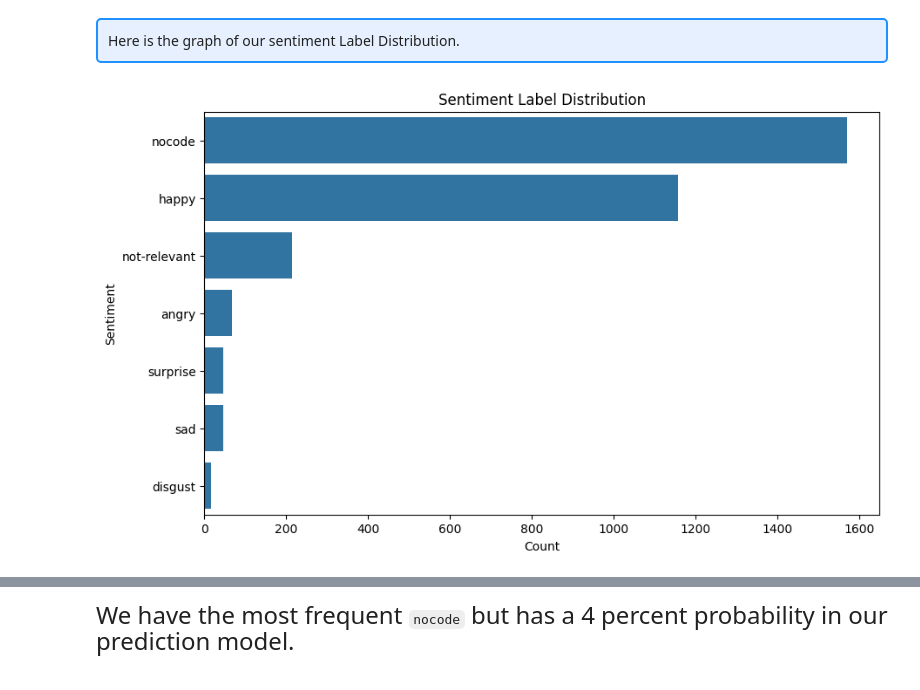
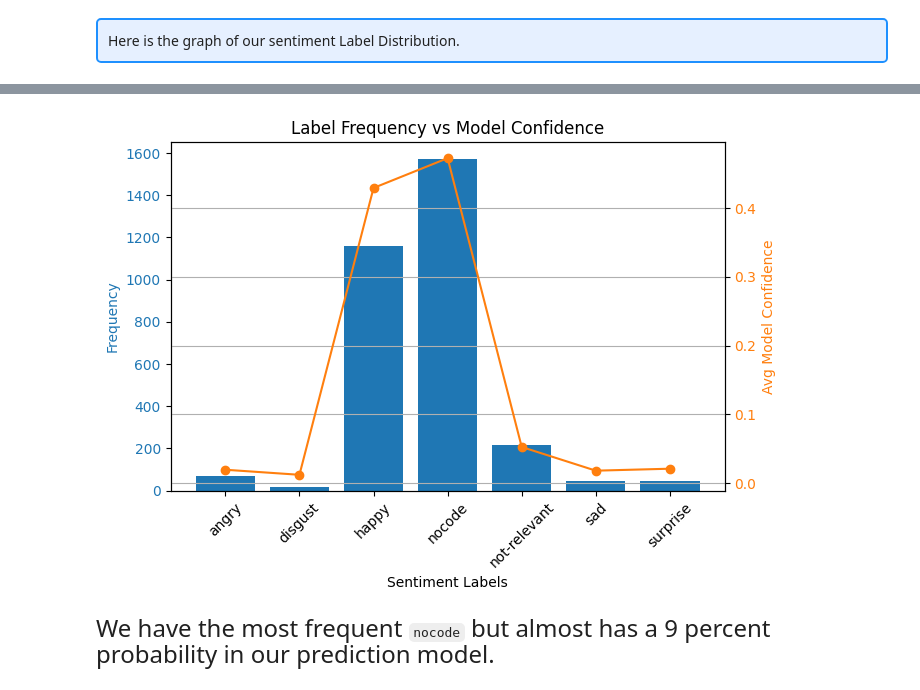
Before and after one commit to jeelfaldu7/transformer_sentiment_analysis, a Jupyter notebook: DataJams.ipynb, the cells around one changed output, grey strips where cells are left out. Saved outputs shown, nothing was run; the diff lists cells and outputs as text; code cells hidden in the pictures.

```diff
--- a/DataJams.ipynb
+++ b/DataJams.ipynb
@@ -322,16 +369,44 @@ Sentiments: {'angry': 0.3550248444080353}
 # %% [markdown]
 <div style="border: 2px solid #1E90FF; background-color: #E6F0FF; padding: 10px; border-radius: 5px;">
 Here is the graph of our sentiment Label Distribution. </div>
-# %%
-# Explode multi-labels
-df['label_split'] = df['label'].str.split('|')
-exploded_labels = df.explode('label_split')
-
-plt.figure(figsize=(10, 6))
-sns.countplot(y=exploded_labels['label_split'], order=exploded_labels['label_split'].value_counts().index)
-plt.title("Sentiment Label Distribution")
-plt.xlabel("Count")
-plt.ylabel("Sentiment")
-plt.show()
-# %% [output]
-[figure, removed]
+# %%
+output.disable_custom_widget_manager()
+
+# Calculate average predicted probability per label in test set
+preds = roberta_trainer.predict(test_dataset)
+probs = torch.sigmoid(torch.tensor(preds.predictions)).numpy()
+avg_probs = probs.mean(axis=0)
+
+# Label frequency
+label_freq = exploded_labels['label_split'].value_counts().sort_index()
+avg_probs_series = pd.Series(avg_probs, index=mlb.classes_)
+
+# Combine into one DataFrame
+analysis_df = pd.DataFrame({
+    'Frequency': label_freq,
+    'Avg_Model_Confidence': avg_probs_series
+})
+
+fig, ax1 = plt.subplots(figsize=(7, 5))
+
+# Bar plot for frequency (left y-axis)
+color = 'tab:blue'
+ax1.set_xlabel('Sentiment Labels')
+ax1.set_ylabel('Frequency', color=color)
+ax1.bar(analysis_df.index, analysis_df['Frequency'], color=color, label='Frequency')
+ax1.tick_params(axis='y', labelcolor=color)
+ax1.tick_params(axis='x', rotation=45)
+
+# Twin axis for model confidence (right y-axis)
+ax2 = ax1.twinx()
+color = 'tab:orange'
+ax2.set_ylabel('Avg Model Confidence', color=color)
+ax2.plot(analysis_df.index, analysis_df['Avg_Model_Confidence'], color=color, marker='o', label='Avg_Model_Confidence')
+ax2.tick_params(axis='y', labelcolor=color)
+
+# Title and layout
+plt.title('Label Frequency vs Model Confidence')
+fig.tight_layout()
+plt.grid(True)
+plt.show()
+# %% [output]
@@ -338,2 +414,3 @@ plt.show()
+[figure, added]
 # %% [markdown]
-<font size="5">We have the most frequent `nocode` but has a 4 percent probability in our prediction model.
+<font size="5">We have the most frequent `nocode` but almost has a 9 percent probability in our prediction model.
```
Also changed, not shown: parts of 15 cells of this notebook.
